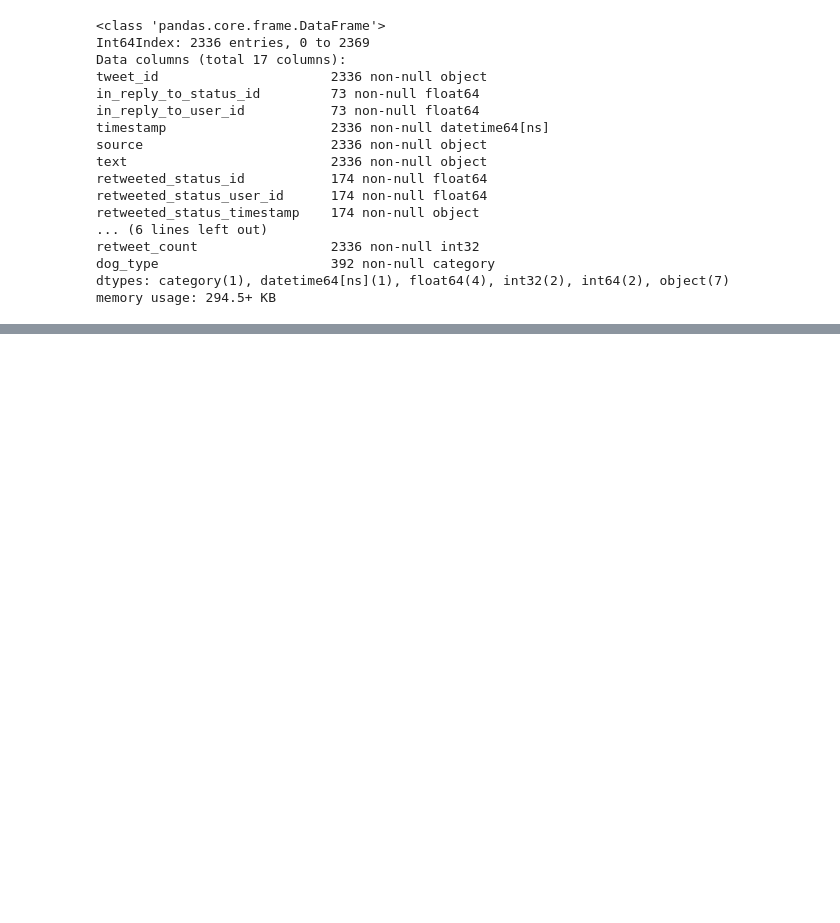
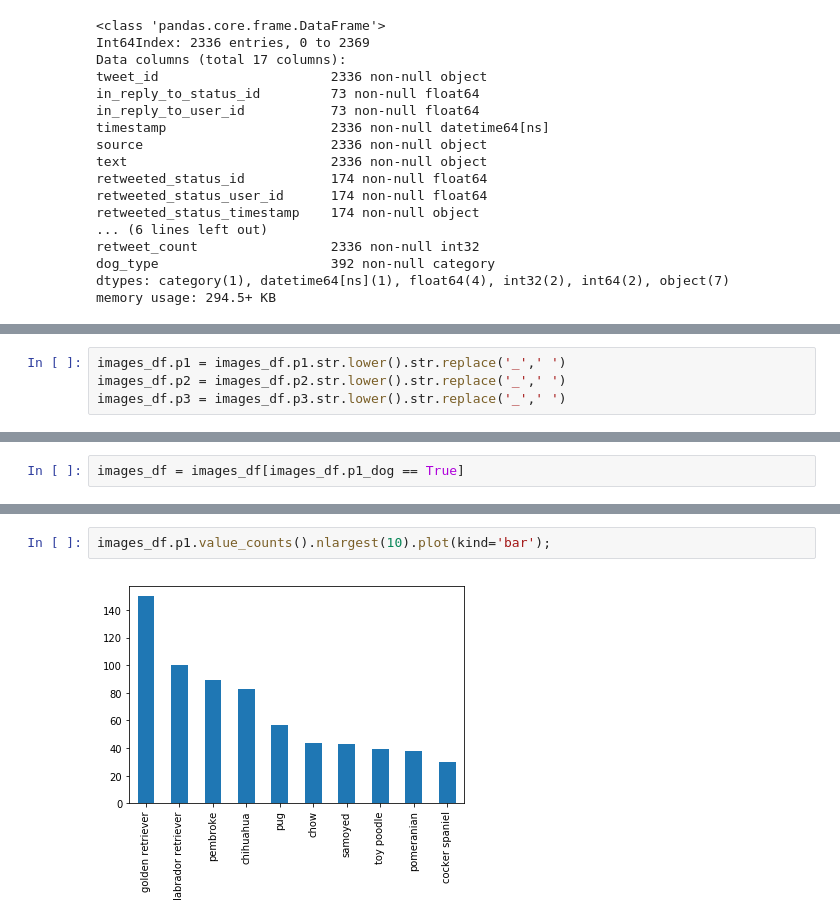
Before and after one commit to john-coletta/pupper-project, a Jupyter notebook: pupper-project.ipynb, the cells around one changed output, grey strips where cells are left out. Drawn from its saved outputs; the diff is of its cells as text; blank space fills up the shorter version.

```diff
--- a/pupper-project.ipynb
+++ b/pupper-project.ipynb
@@ -383,0 +385,4 @@ memory usage: 294.5+ KB
+# %%
+images_df.p1 = images_df.p1.str.lower().str.replace('_',' ')
+images_df.p2 = images_df.p2.str.lower().str.replace('_',' ')
+images_df.p3 = images_df.p3.str.lower().str.replace('_',' ')
@@ -383,0 +400,2 @@ memory usage: 294.5+ KB
+# %%
+images_df = images_df[images_df.p1_dog == True]
@@ -383,0 +457,4 @@ memory usage: 294.5+ KB
+# %%
+images_df.p1.value_counts().nlargest(10).plot(kind='bar');
+# %% [output]
+[figure, added]
```
Also changed, not shown: parts of 13 cells of this notebook.
